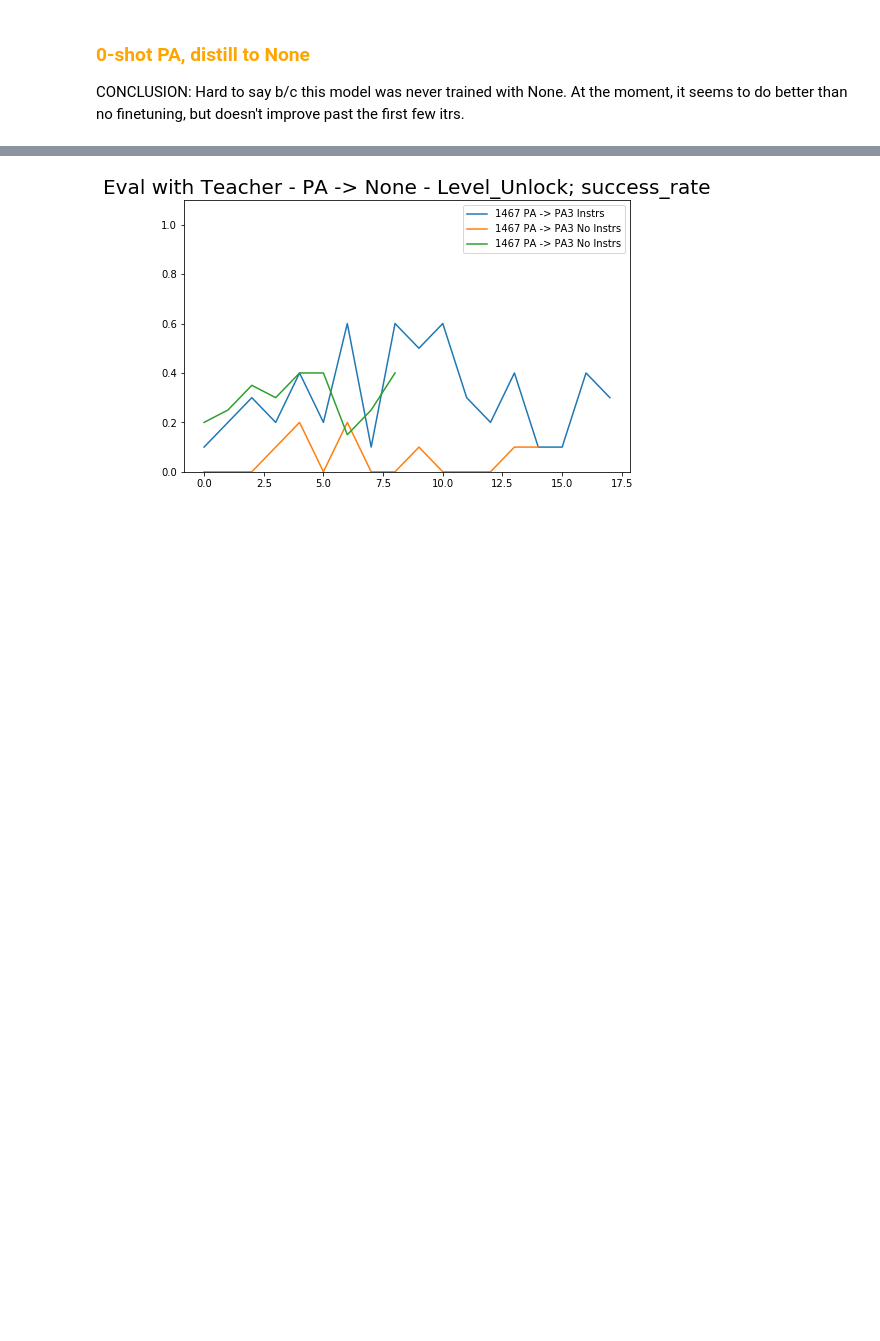
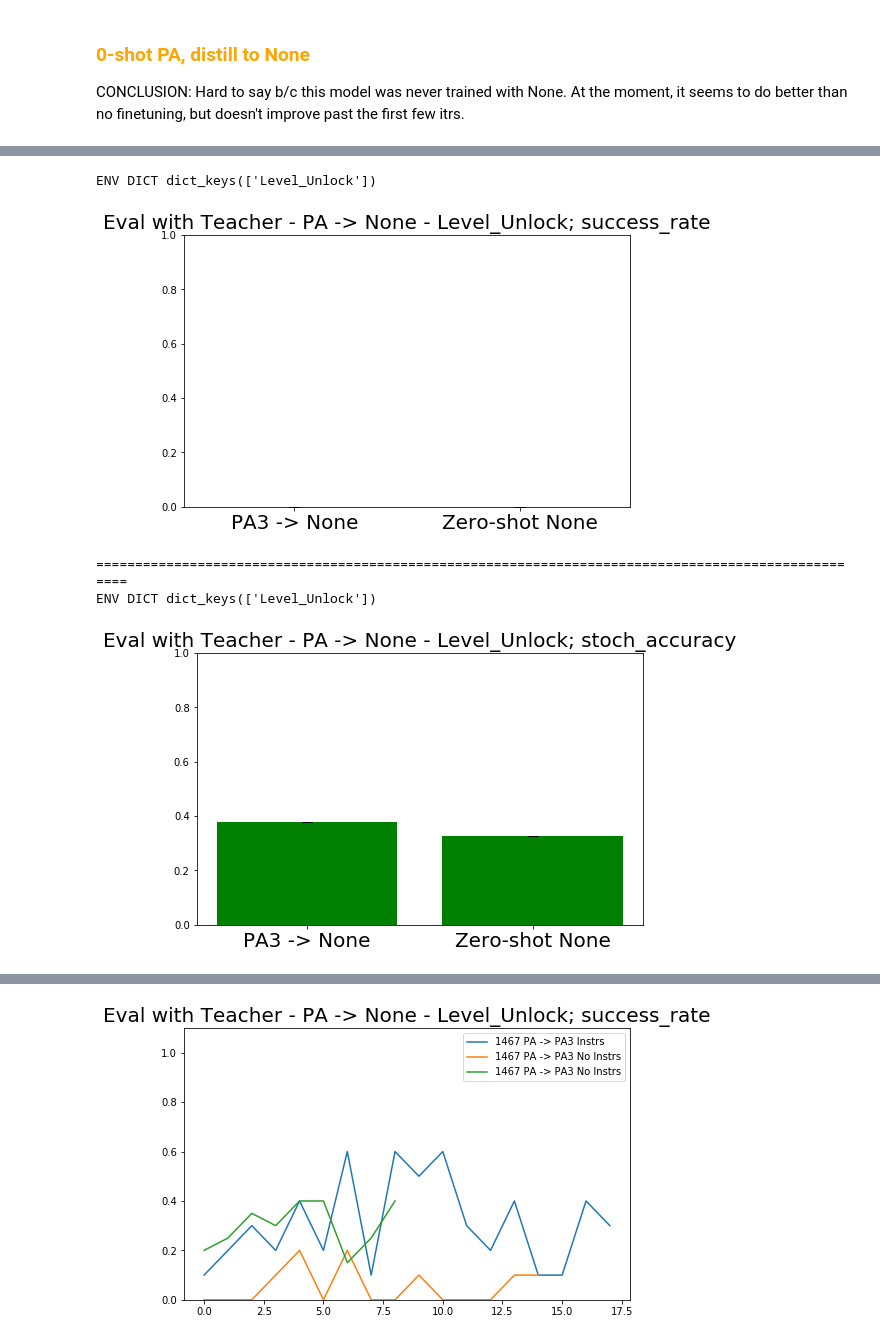
Before and after one commit to rll-research/teachable, a Jupyter notebook: Plots.ipynb, the cells around one changed output, grey strips where cells are left out. Saved outputs shown, nothing was run; the diff lists cells and outputs as text; code cells hidden in the pictures; blank space fills up the shorter version.

```diff
--- a/Plots.ipynb
+++ b/Plots.ipynb
@@ -1268,0 +1316,16 @@ CONCLUSION: Hard to say b/c this model was never trained with None. At the momen
+# %%
+# ALL 1535
+runs = [
+#     (['T1568'], 'DEBUG'),
+    (['T1574'], 'PA3 -> None'),
+    (['T1582'], 'Zero-shot None'),
+]
+plot_final_generalization(runs, 'Eval with Teacher - PA -> None')
+print("=" * 100)
+plot_final_generalization(runs, 'Eval with Teacher - PA -> None', 'stoch_accuracy')
+# %% [output]
+ENV DICT dict_keys(['Level_Unlock'])
+[figure, added]
+====================================================================================================
+ENV DICT dict_keys(['Level_Unlock'])
+[figure, added]
```
Also changed, not shown: parts of 8 cells of this notebook, 3 other files.
